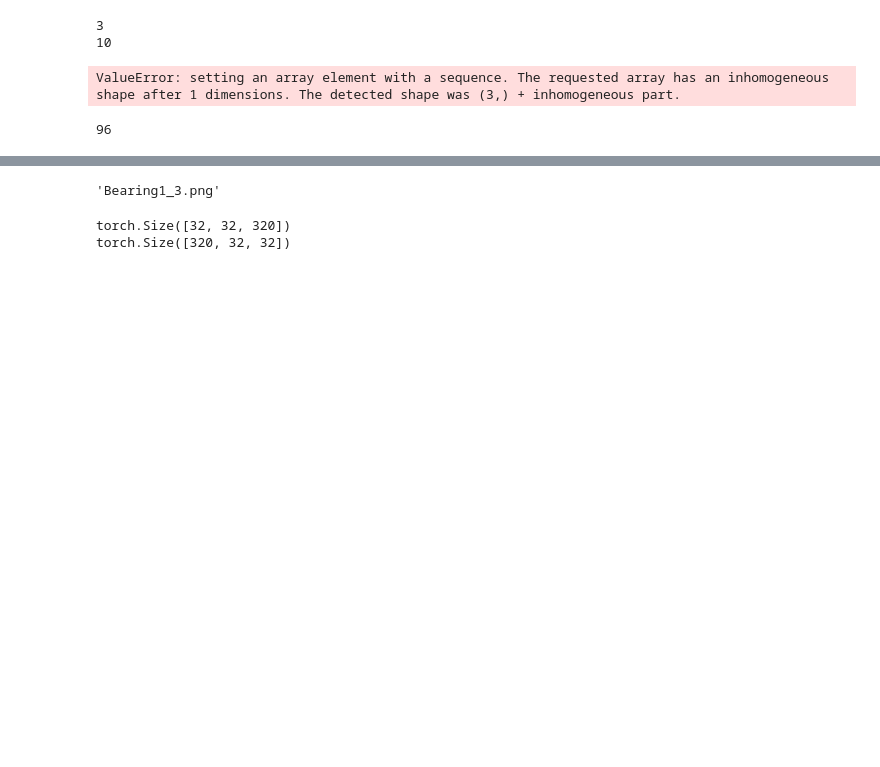
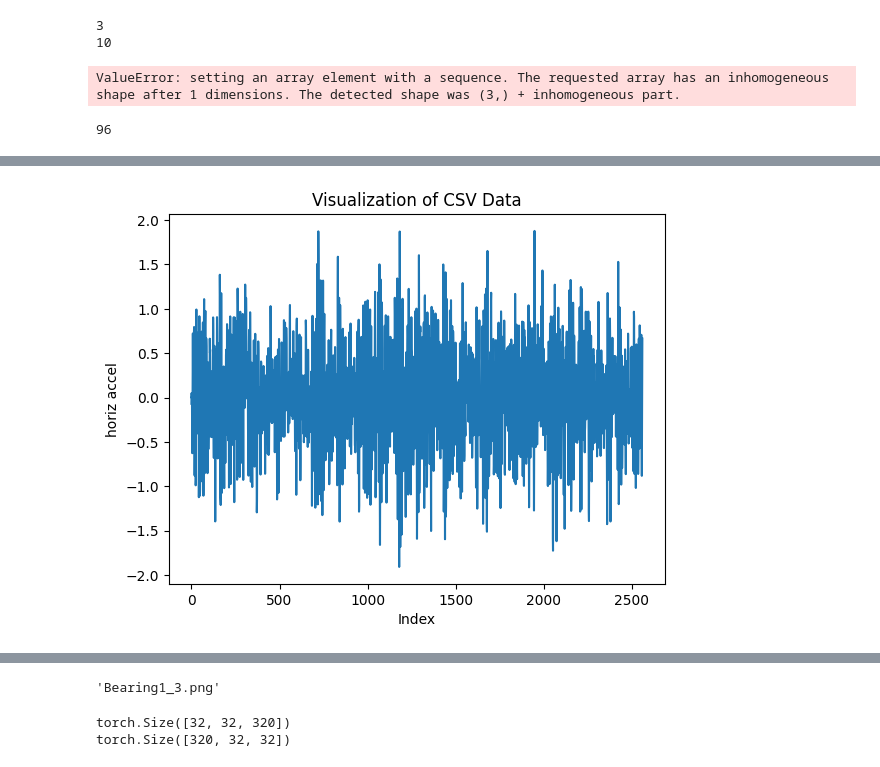
Before and after one commit to leokou42/WKN_SSO, a Jupyter notebook: src/testing_try.ipynb, the cells around one changed output, grey strips where cells are left out. Cells and saved outputs as stored; diff of their text form; code cells hidden in the pictures; blank space fills up the shorter version.

```diff
--- a/src/testing_try.ipynb
+++ b/src/testing_try.ipynb
@@ -228,0 +230,18 @@ label
+# %%
+import pandas as pd
+import matplotlib.pyplot as plt
+
+# 指定CSV檔案的路徑
+csv_path = 'F:\\git_repo\\WKN_SSO\\viberation_dataset\\Learning_set\\Bearing1_1\\acc_00004.csv'
+
+# 使用pandas讀取CSV檔案
+df = pd.read_csv(csv_path, header=None, names=['hour', 'minute', 'second', 'microsecond', 'horiz accel', 'vert accel'])
+inputs = df['horiz accel'].values.astype(float)
+# 視覺化
+plt.plot(inputs)
+plt.title('Visualization of CSV Data')
+plt.xlabel('Index')
+plt.ylabel('horiz accel')
+plt.show()
+# %% [output]
+[figure, added]
```
Also changed, not shown: parts of 9 cells of this notebook, 28 other files.
